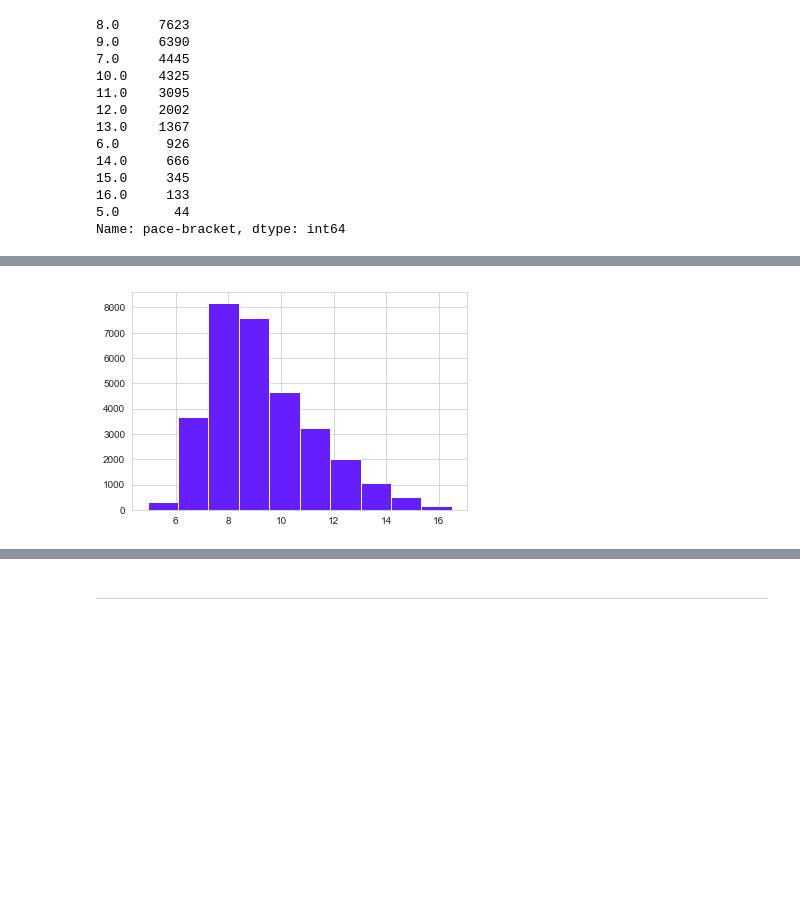
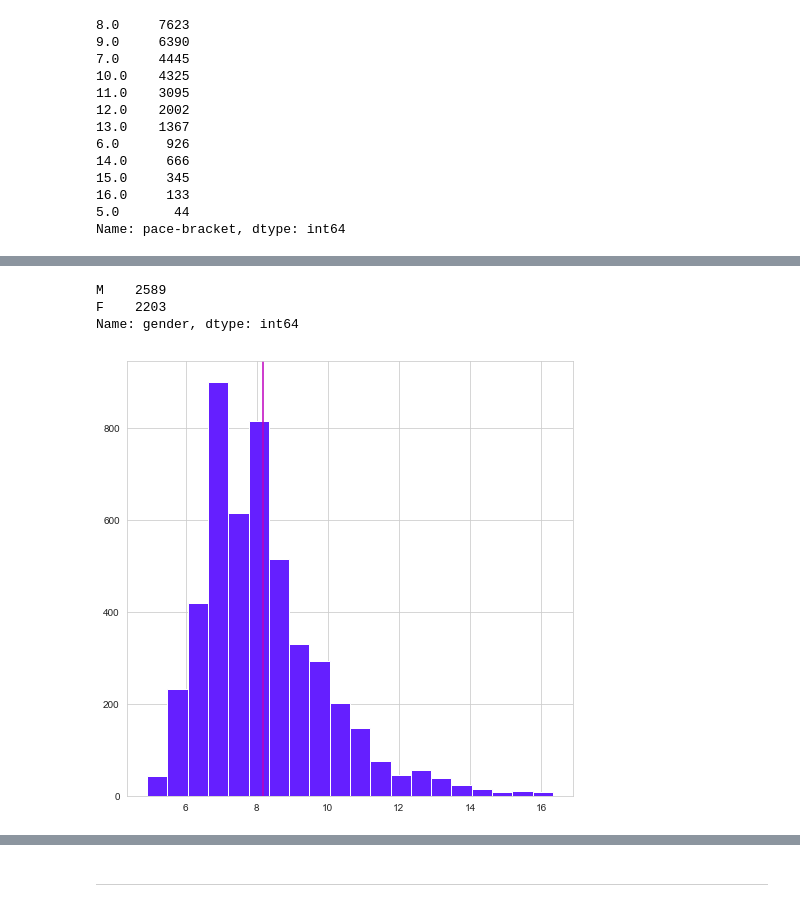
Before and after one commit to tcbriggs981/thinkful-unit-04, a Jupyter notebook: thinkful-040205-marathon_times - v2.ipynb, the cells around one changed output, grey strips where cells are left out. Drawn from its saved outputs; the diff is of its cells as text; code cells hidden in the pictures; blank space fills up the shorter version.

```diff
--- a/thinkful-040205-marathon_times - v2.ipynb
+++ b/thinkful-040205-marathon_times - v2.ipynb
@@ -48,2 +70,2 @@ results.head()
 # %%
-results.loc[results['bib'].str.contains('F')].describe()
+results = results.drop(results[results['bib'].str.contains('W')].index)
@@ -280,7 +363,7 @@ results.age.max()
 # %% [output]
 81
 # %%
-results['age-bracket'] = pd.cut(results['age'], range(0,100,20))
+results['age-bracket'] = pd.cut(results['age'], range(10,90,10))
 results['age-bracket'] = results['age-bracket'].astype('category')
 results['age-bracket_code'] = results['age-bracket'].cat.codes
 # %%
@@ -403,7 +487,7 @@ Name: pace-bracket, dtype: int64
 # %%
 results = results.drop(results[results['pace-bracket']>=17].index)
 # %%
-results['pace-bracket'] = results['pace'].round()
+results[] = results['pace'].round()
 
 results['pace-bracket'].value_counts()
 # %% [output]
@@ -430,0 +520,4 @@ results.pace.std()
+# %%
+top_divisions = results.loc[results['division']<350]
+
+top_divisions.describe()
@@ -431,5 +534,12 @@ results.pace.std()
+# %%
+top_divisions['gender'].value_counts()
+# %% [output]
+M    2589
+F    2203
+Name: gender, dtype: int64
 # %%
-plt.hist(results.pace)
+plt.hist(top_divisions['pace'], bins=20)
+plt.axvline(x=top_divisions['pace'].mean(), color='m')
 plt.show()
 # %% [output]
-[figure, old version]
+[figure, new version]
```
Also changed, not shown: parts of 72 cells of this notebook.
